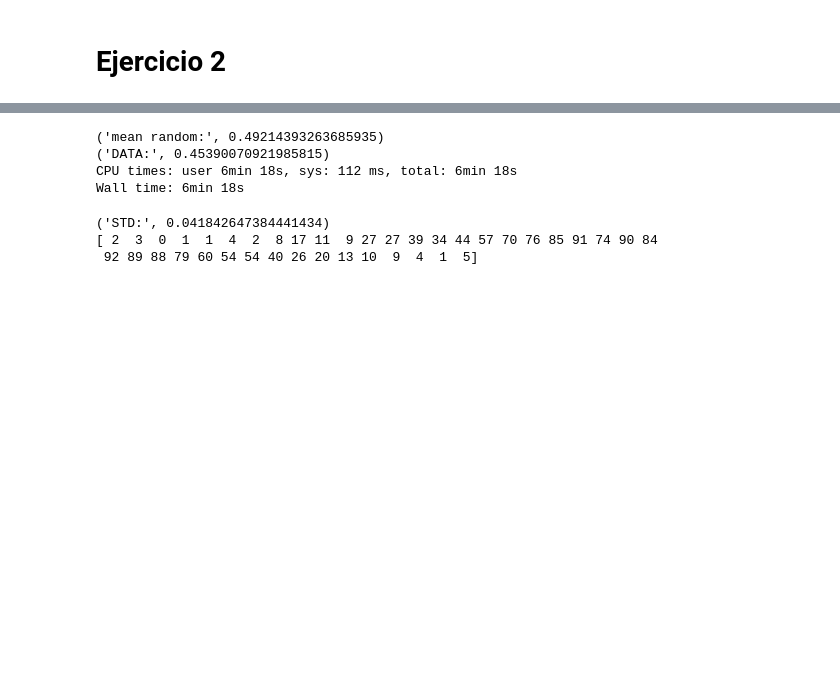
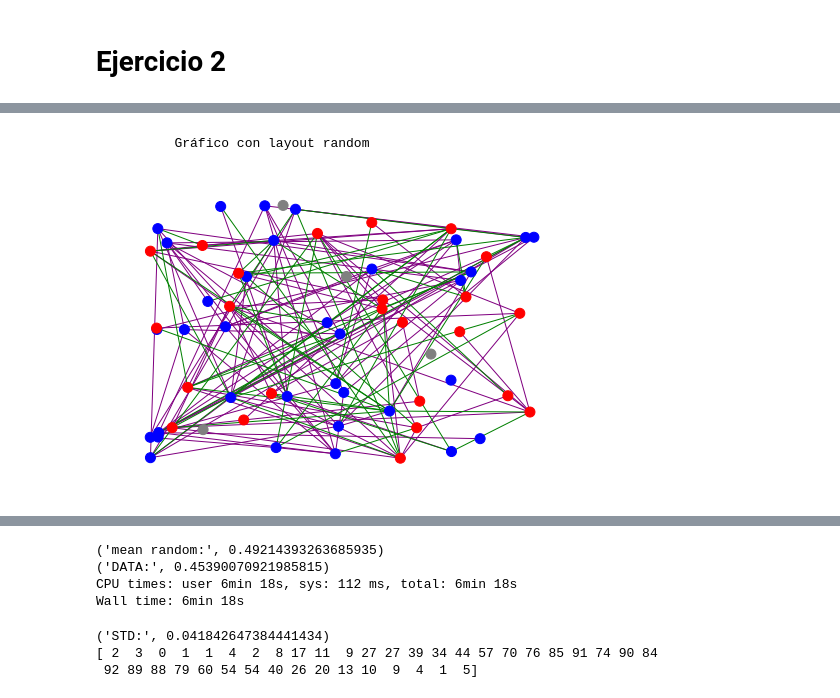
Before and after one commit to ignaciosticco/sistemas-complejos, a Jupyter notebook: tp1/ej2/ej2.ipynb, the cells around one changed output, grey strips where cells are left out. Saved outputs shown, nothing was run; the diff lists cells and outputs as text; code cells hidden in the pictures; blank space fills up the shorter version.

```diff
--- a/tp1/ej2/ej2.ipynb
+++ b/tp1/ej2/ej2.ipynb
@@ -62,0 +57,22 @@ plt.show()
+# %%
+# Creamos una lista de enlaces homofilicos y otra lista de enlaces heterofilicos
+lista_hetero =[]
+lista_homo = []
+for i in range(0,len(list(G.edges))):
+    if(G.node[list(G.edges)[i][0]]['genero']!='NA' and G.node[list(G.edges)[i][1]]['genero']!='NA'):
+        if G.node[list(G.edges)[i][0]]['genero']==G.node[list(G.edges)[i][1]]['genero']:
+            lista_homo +=[(list(G.edges)[i][0],list(G.edges)[i][1])]
+        else:
+            lista_hetero+=[(list(G.edges)[i][0],list(G.edges)[i][1])]
+    else:
+        pass
+# %% [markdown]
+            Gráfico con layout random
+# %%
+pos=nx.random_layout(G)
+nx.draw(G, with_labels=False,node_color=colores, font_weight='bold',node_size=100,pos=pos,edge_width=0.1,edge_color='w')
+nx.draw_networkx_edges(G,pos,edgelist=lista_homo,width=1,alpha=1,edge_color='purple')
+nx.draw_networkx_edges(G,pos,edgelist=lista_hetero,width=1,alpha=1,edge_color='green')
+plt.show()
+# %% [output]
+[figure, added]
```
Also changed, not shown: parts of 9 cells of this notebook, 1 other file.
